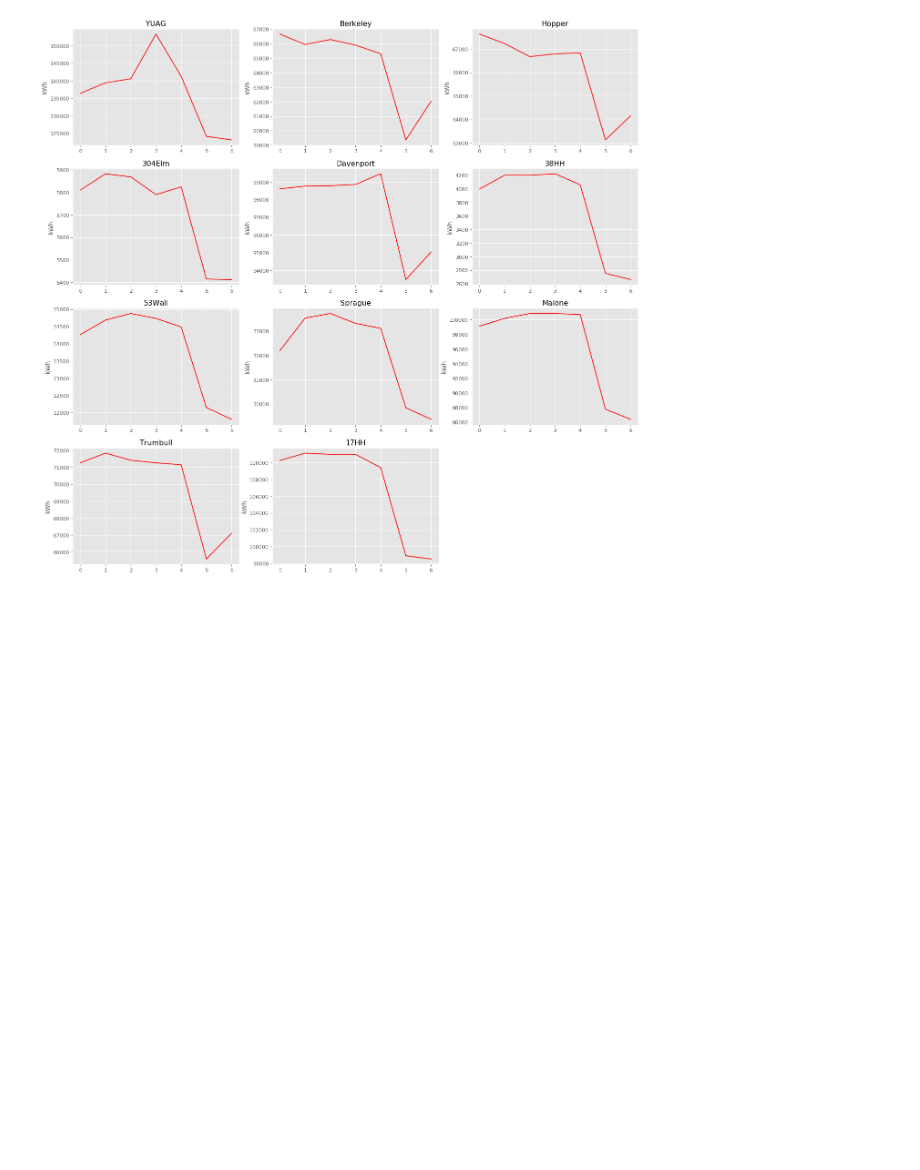
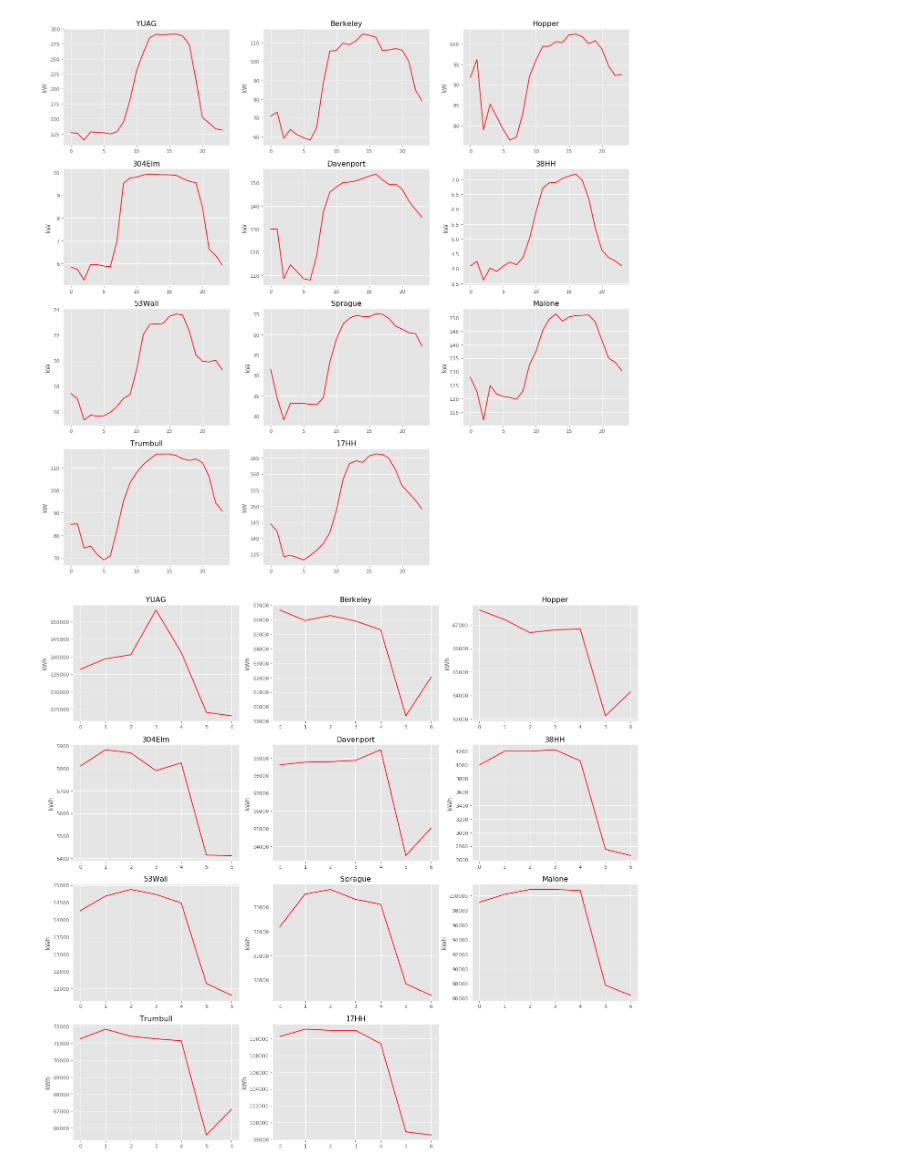
Before and after one commit to kevinkoste/university-load-forecasting, a Jupyter notebook: exploration/clustering.ipynb, the cells around one changed output. Saved outputs shown, nothing was run; the diff lists cells and outputs as text; code cells hidden in the pictures; blank space fills up the shorter version.

```diff
--- a/exploration/clustering.ipynb
+++ b/exploration/clustering.ipynb
@@ -20,7 +20,9 @@ weather.index = pd.to_datetime(weather.index,format='%Y-%m-%d %H:00:00')
 # %%
 hourofday = energy.groupby(energy.index.hour).apply(np.mean)
 
-# fn.plot_all(hourofday,0,23,ylabel='kW')
+fn.plot_all(hourofday,0,23,ylabel='kW')
+# %% [output]
+[figure, added]
 # %%
 dayofweek = energy.groupby(energy.index.dayofweek).apply(np.sum)
 
```
Also changed, not shown: parts of 1 cell of this notebook, 8 other files.
